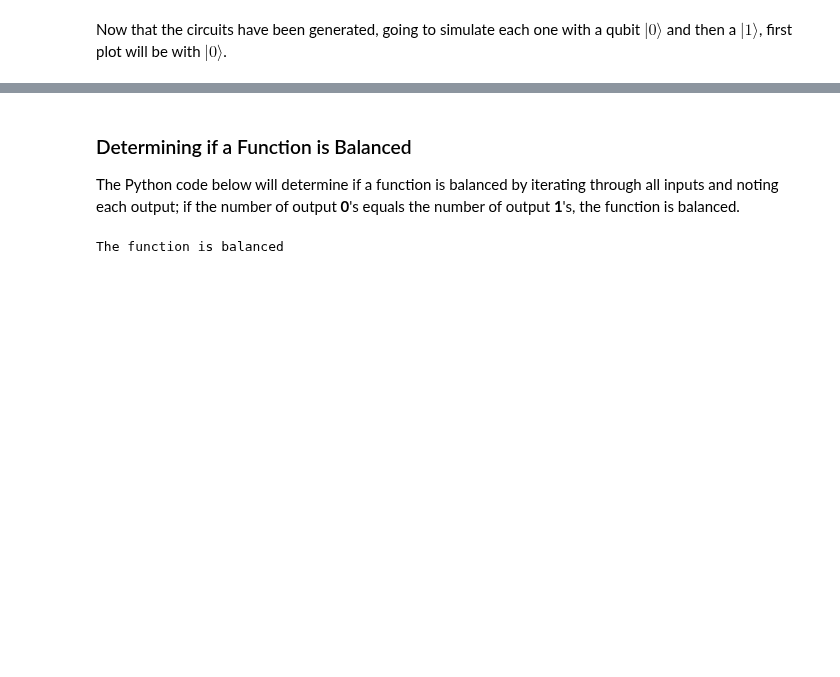
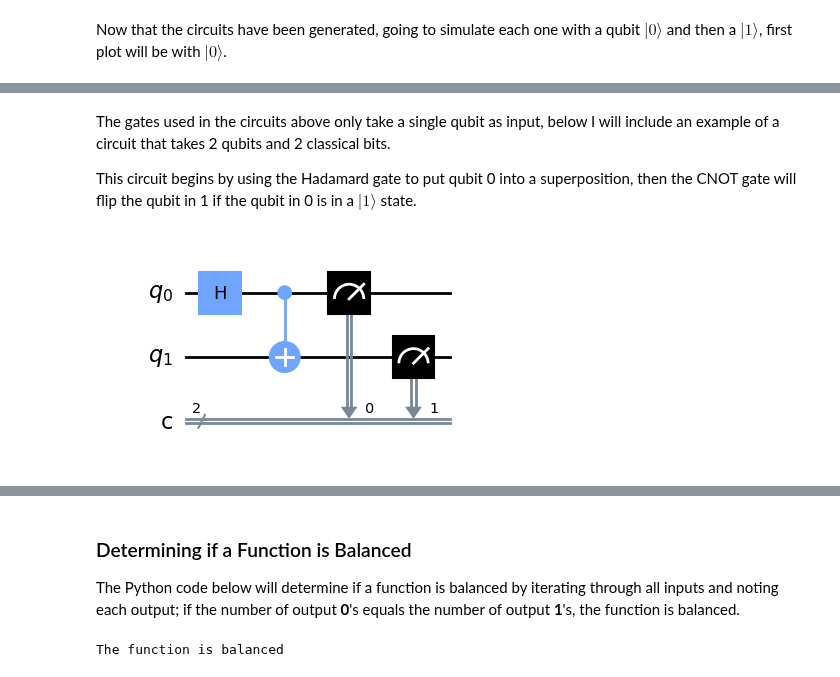
Before and after one commit to G00378925/emerging-technologies, a Jupyter notebook: notebooks/05-quantum-computing.ipynb, the cells around one changed output, grey strips where cells are left out. Saved outputs shown, nothing was run; the diff lists cells and outputs as text; code cells hidden in the pictures; blank space fills up the shorter version.

```diff
--- a/notebooks/05-quantum-computing.ipynb
+++ b/notebooks/05-quantum-computing.ipynb
@@ -315,0 +313,22 @@ for init_circuit, plot_name in [(zero_circuit, "Qubit initially zero"),
+# %% [markdown]
+The gates used in the circuits above only take a single qubit as input, below I will include an example of a circuit that takes 2 qubits and 2 classical bits.
+
+This circuit begins by using the Hadamard gate to put qubit 0 into a superposition, then the CNOT gate will flip the qubit in 1 if the qubit in 0 is in a $|1\rangle$ state.
+# %%
+# Create a new circuit, 2 quantum bits and 2 classical.
+circuit = qiskit.QuantumCircuit(2, 2)
+
+# Appling Hadamard will put qubit 0 into superposition.
+circuit.h(0)
+
+# Add controlled not, as explained in the quantum gates section above
+# Will only flip the qubit in qubit 1, if qubit 0 is |1>.
+circuit.cnot(0, 1)
+
+# Measure should be 50%, due to Hadamard.
+circuit.measure((0, 1), (0, 1))
+
+# Draw the circuit.
+circuit.draw(output="mpl")
+# %% [output]
+[figure, added]
```
Also changed, not shown: parts of 27 cells of this notebook.
